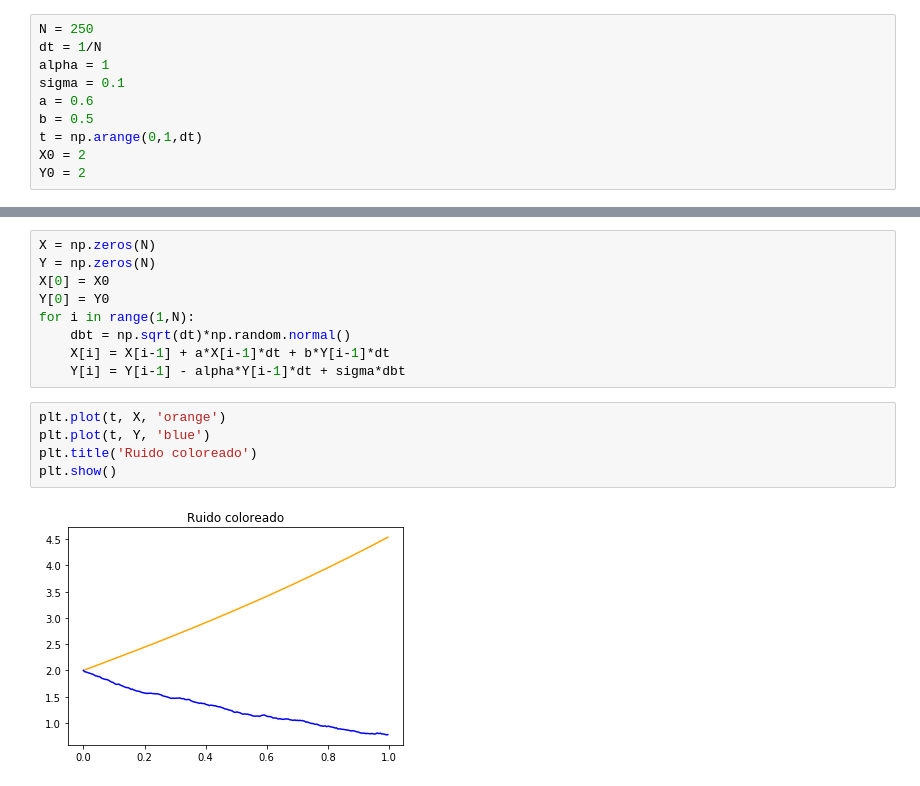
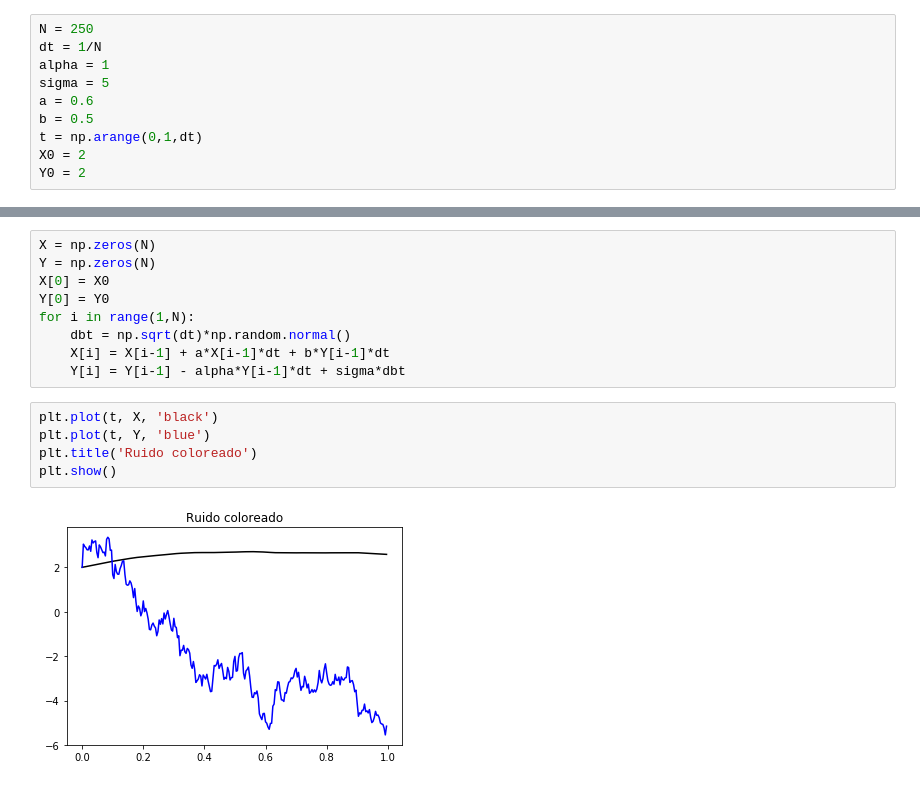
Before and after one commit to CamiVasz/Procesos-Estocasticos-2, a Jupyter notebook: EDE2D.ipynb, the cells around one changed output, grey strips where cells are left out. Saved outputs shown, nothing was run; the diff lists cells and outputs as text.

```diff
--- a/EDE2D.ipynb
+++ b/EDE2D.ipynb
@@ -91,7 +89,7 @@ con valor inicial $y(0) = y_0$
 N = 250
 dt = 1/N
 alpha = 1
-sigma = 0.1
+sigma = 5
 a = 0.6
 b = 0.5
 t = np.arange(0,1,dt)
@@ -109,9 +107,9 @@ for i in range(1,N):
     X[i] = X[i-1] + a*X[i-1]*dt + b*Y[i-1]*dt
     Y[i] = Y[i-1] - alpha*Y[i-1]*dt + sigma*dbt
 # %%
-plt.plot(t, X, 'orange')
+plt.plot(t, X, 'black')
 plt.plot(t, Y, 'blue')
 plt.title('Ruido coloreado')
 plt.show()
 # %% [output]
-[figure, old version]
+[figure, new version]
```
Also changed, not shown: parts of 4 cells of this notebook.
